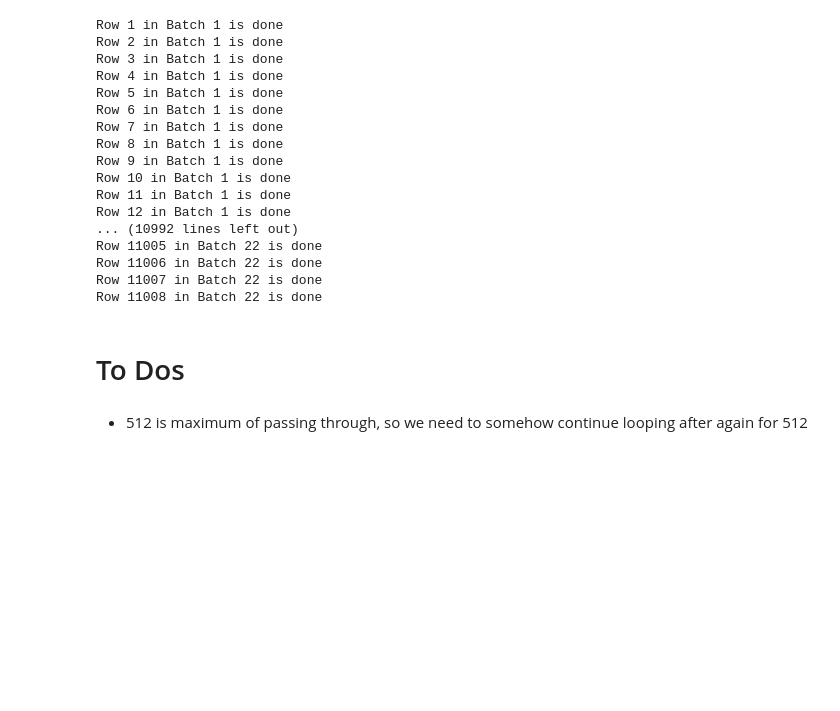
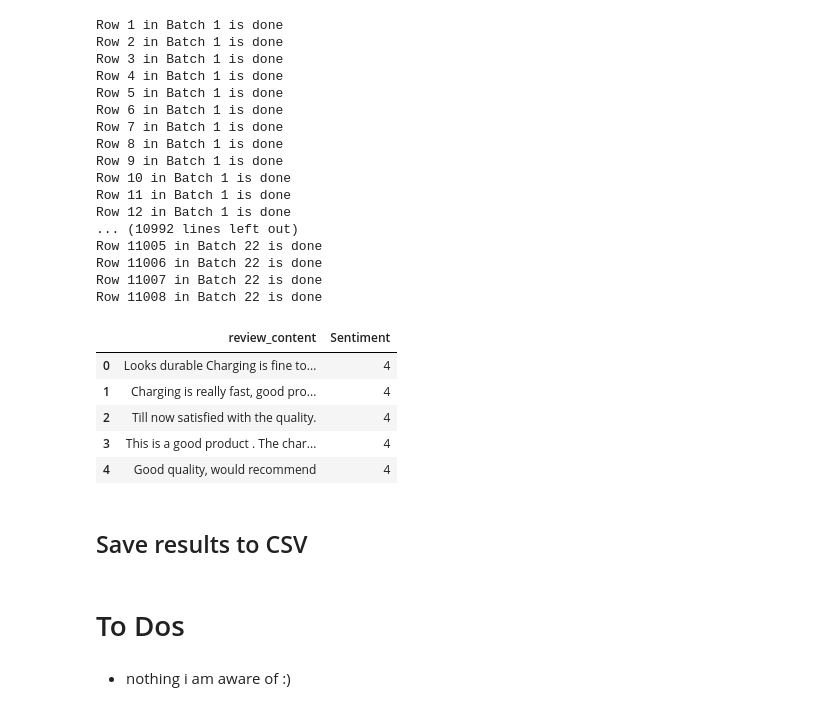
Before and after one commit to wxteh/amazon-customer-review-analysis, a Jupyter notebook: notebooks/tamazonia-playground.ipynb, the cells around one changed output. Cells and saved outputs as stored; diff of their text form; code cells hidden in the pictures; blank space fills up the shorter version.

Commit message:
with save to CSV

```diff
--- a/notebooks/tamazonia-playground.ipynb
+++ b/notebooks/tamazonia-playground.ipynb
@@ -239,3 +239,14 @@ Row 11005 in Batch 22 is done
 Row 11006 in Batch 22 is done
 Row 11007 in Batch 22 is done
 Row 11008 in Batch 22 is done
+# %%
+df.head()
+# %% [output]
+|  | review_content | Sentiment |
+| 0 | Looks durable Charging is fine to... | 4 |
+| 1 | Charging is really fast, good pro... | 4 |
+| 2 | Till now satisfied with the quality. | 4 |
+| 3 | This is a good product . The char... | 4 |
+| 4 | Good quality, would recommend | 4 |
+# %% [markdown]
+## Save results to CSV
@@ -242,4 +257,4 @@ Row 11008 in Batch 22 is done
 # %% [markdown]
 # To Dos
 # %% [markdown]
-- 512 is maximum of passing through, so we need to somehow continue looping after again for 512
+- nothing i am aware of :)
```
Also changed, not shown: parts of 4 cells of this notebook.
